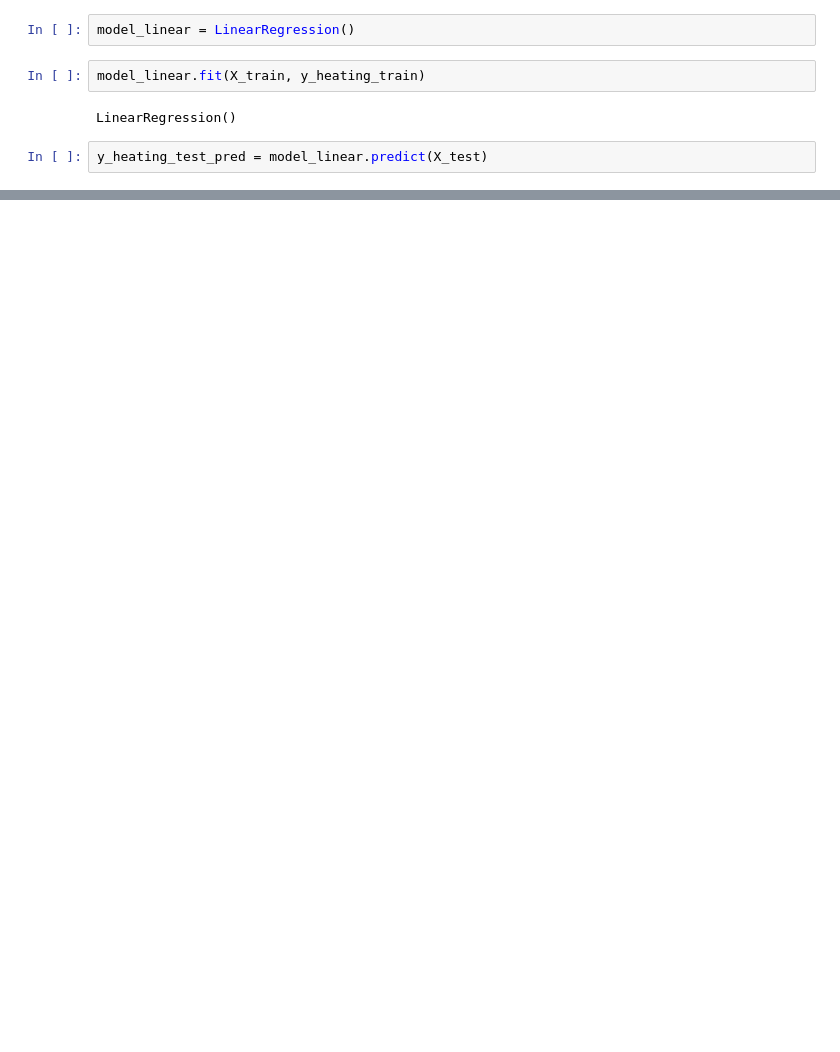
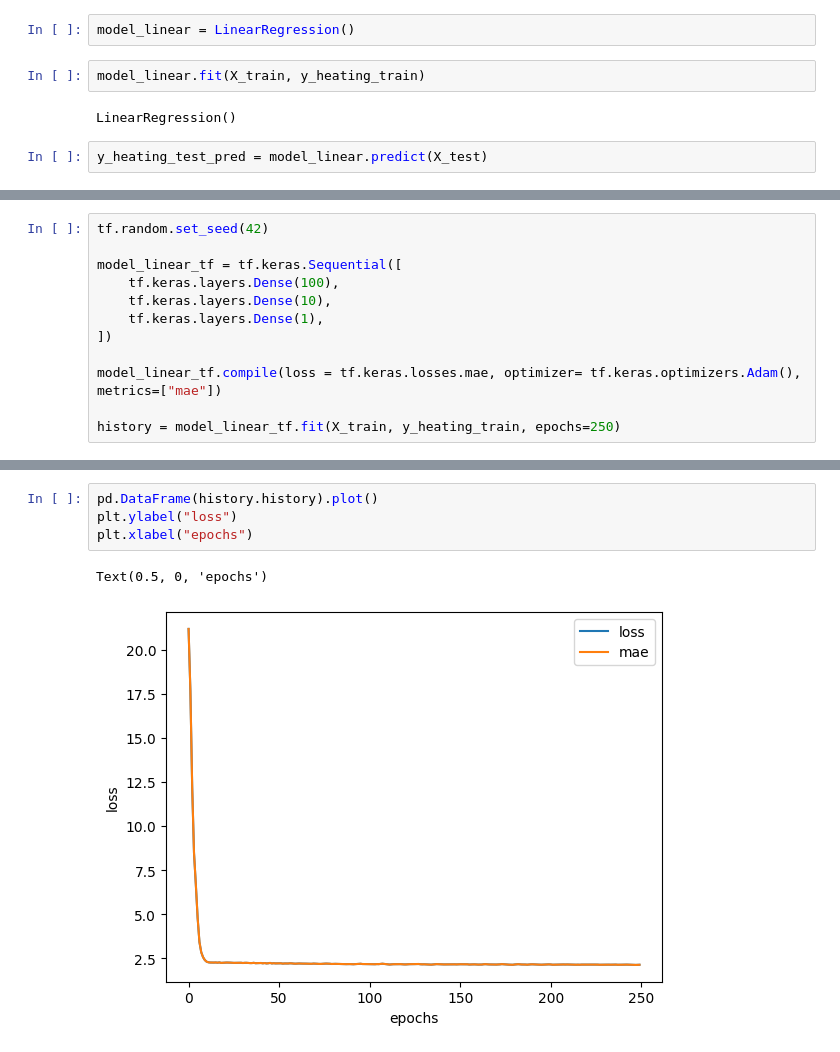
Before and after one commit to matcze/energy_efficient, a Jupyter notebook: energy_efficient.ipynb, the cells around one changed output, grey strips where cells are left out. Cells and saved outputs as stored; diff of their text form; blank space fills up the shorter version.

```diff
--- a/energy_efficient.ipynb
+++ b/energy_efficient.ipynb
@@ -208,0 +270,12 @@ loss = rmse(y_heating_test, y_heating_test_pred)
+# %%
+tf.random.set_seed(42)
+
+model_linear_tf = tf.keras.Sequential([
+    tf.keras.layers.Dense(100),
+    tf.keras.layers.Dense(10),
+    tf.keras.layers.Dense(1),
+])
+
+model_linear_tf.compile(loss = tf.keras.losses.mae, optimizer= tf.keras.optimizers.Adam(), metrics=["mae"])
+
+history = model_linear_tf.fit(X_train, y_heating_train, epochs=250)
@@ -208,0 +305,7 @@ loss = rmse(y_heating_test, y_heating_test_pred)
+# %%
+pd.DataFrame(history.history).plot()
+plt.ylabel("loss")
+plt.xlabel("epochs")
+# %% [output]
+Text(0.5, 0, 'epochs')
+[figure, added]
```
Also changed, not shown: parts of 15 cells of this notebook.
